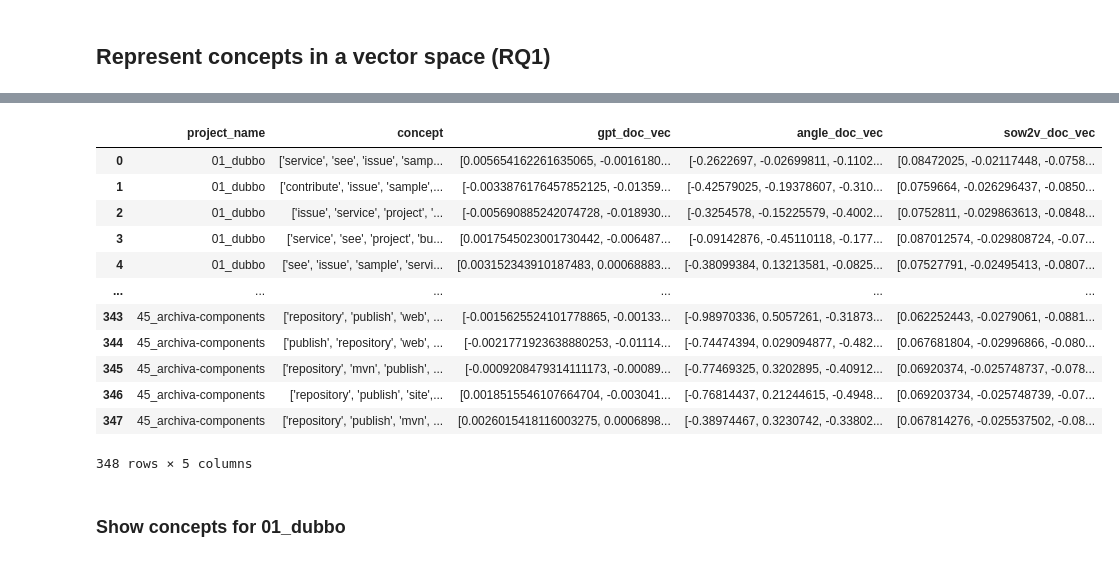
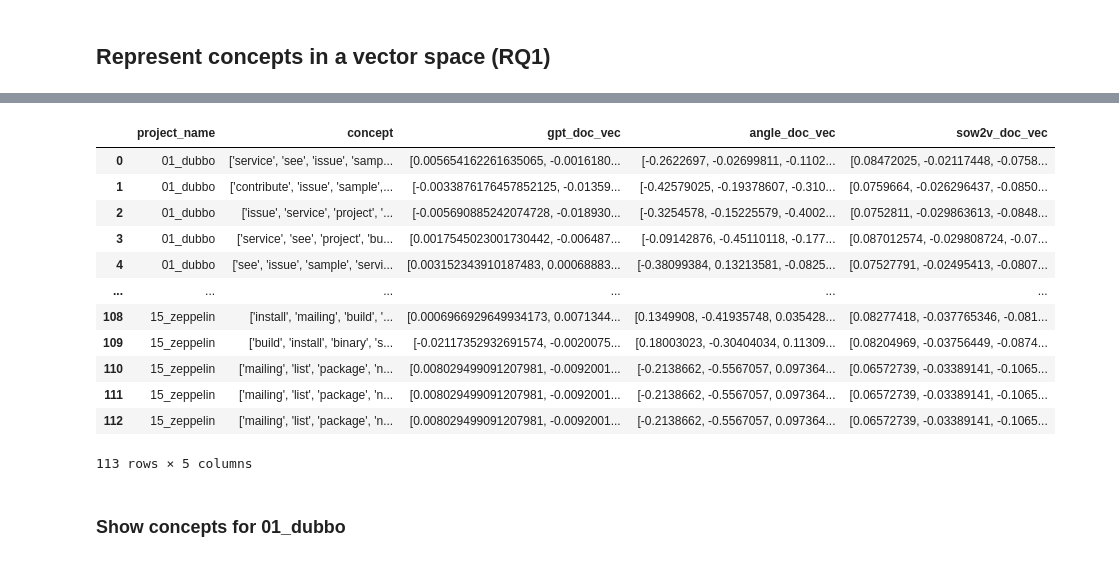
Before and after one commit to zakipauzi/concept-domain-coverage, a Jupyter notebook: 2_vectorising.ipynb, the cells around one changed output, grey strips where cells are left out. Saved outputs shown, nothing was run; the diff lists cells and outputs as text; code cells hidden in the pictures.

```diff
--- a/2_vectorising.ipynb
+++ b/2_vectorising.ipynb
@@ -71,7 +98,7 @@ for row in anno_sub_df.values:
     updated_rows.append((updated_labels, updated_dist))
 # %%
 updated_anno_df = pd.concat([anno_df, pd.DataFrame(updated_rows, columns=["domains", "weight_dist"])], axis=1).drop(columns=["labels","distribution"])
-updated_anno_df['project_name'] = updated_anno_df['project'].apply(lambda x: to_chg[x])
+updated_anno_df['project_name'] = updated_anno_df['project'].apply(lambda x: to_chg[x] if x in to_chg else x)
 updated_anno_df['module'] = updated_anno_df['module'].str.replace("modules", "modules\\vfs-class-loader")
 updated_anno_df = updated_anno_df[['project_name', 'module', 'domains', 'weight_dist']]
 updated_anno_df
@@ -806,7 +833,7 @@ doc_num_list = topics_df[["project_name", "doc_num_topics"]].drop_duplicates(ign
 # %%
 new_doc_df_list = []
 
-for prefix in range(1,46):
+for prefix in range(1,16):
     if prefix<10:
         prefix = '0' + str(prefix)
     new_doc_df_list.append(doc_domain_sim_df[doc_domain_sim_df['project_name'].str.startswith(str(prefix))][['project_name', 'concept']][:doc_num_list[int(prefix)-1]])
@@ -940,40 +967,40 @@ test_vec_df
 # %%
-gpt_doc_flattened_vec_list = [x for sub in gpt_doc_vec_list for x in sub] # 45 vecs
-angle_doc_flattened_vec_list = [x for sub in angle_doc_vec_list for x in sub] # 313 vecs
+gpt_doc_flattened_vec_list = [x for sub in gpt_doc_vec_list for x in sub] # 15 vecs
+angle_doc_flattened_vec_list = [x for sub in angle_doc_vec_list for x in sub] # 160 vecs
 
 gpt_doc_flattened_vec_list = [x[0] for x in gpt_doc_flattened_vec_list]
 angle_doc_flattened_vec_list = [x[0] for x in angle_doc_flattened_vec_list]
 
 new_doc_df["gpt_doc_vec"] = gpt_doc_flattened_vec_list
 doc_domain_sim_df["angle_doc_vec"] = angle_doc_flattened_vec_list
 doc_domain_sim_df = doc_domain_sim_df[["project_name", "concept", "angle_doc_vec"]]
 
 new_doc_df_list = []
 
-for prefix in range(1,46):
+for prefix in range(1,16):
     if prefix<10:
         prefix = '0' + str(prefix)
     new_doc_df_list.append(doc_domain_sim_df[doc_domain_sim_df['project_name'].str.startswith(str(prefix))][['project_name', 'concept', 'angle_doc_vec']][:doc_num_list[int(prefix)-1]])
 
 new_angle_doc_df = pd.concat(new_doc_df_list, ignore_index=True)
 doc_vec_df = new_doc_df.copy()
 doc_vec_df["angle_doc_vec"] = new_angle_doc_df["angle_doc_vec"]
 doc_vec_df["sow2v_doc_vec"] = doc_vec_df["concept"].apply(lambda x: list(run_vec_sow2v(x)))
 doc_vec_df
 # %% [output]
 |  | project_name | concept | gpt_doc_vec | angle_doc_vec | sow2v_doc_vec |
 | 0 | 01_dubbo | ['service', 'see', 'issue', 'samp... | [0.005654162261635065, -0.0016180... | [-0.2622697, -0.02699811, -0.1102... | [0.08472025, -0.02117448, -0.0758... |
 | 1 | 01_dubbo | ['contribute', 'issue', 'sample',... | [-0.0033876176457852125, -0.01359... | [-0.42579025, -0.19378607, -0.310... | [0.0759664, -0.026296437, -0.0850... |
 | 2 | 01_dubbo | ['issue', 'service', 'project', '... | [-0.005690885242074728, -0.018930... | [-0.3254578, -0.15225579, -0.4002... | [0.0752811, -0.029863613, -0.0848... |
 | 3 | 01_dubbo | ['service', 'see', 'project', 'bu... | [0.0017545023001730442, -0.006487... | [-0.09142876, -0.45110118, -0.177... | [0.087012574, -0.029808724, -0.07... |
 | 4 | 01_dubbo | ['see', 'issue', 'sample', 'servi... | [0.003152343910187483, 0.00068883... | [-0.38099384, 0.13213581, -0.0825... | [0.07527791, -0.02495413, -0.0807... |
 | ... | ... | ... | ... | ... | ... |
-| 343 | 45_archiva-components | ['repository', 'publish', 'web', ... | [-0.0015625524101778865, -0.00133... | [-0.98970336, 0.5057261, -0.31873... | [0.062252443, -0.0279061, -0.0881... |
-| 344 | 45_archiva-components | ['publish', 'repository', 'web', ... | [-0.0021771923638880253, -0.01114... | [-0.74474394, 0.029094877, -0.482... | [0.067681804, -0.02996866, -0.080... |
-| 345 | 45_archiva-components | ['repository', 'mvn', 'publish', ... | [-0.0009208479314111173, -0.00089... | [-0.77469325, 0.3202895, -0.40912... | [0.06920374, -0.025748737, -0.078... |
-| 346 | 45_archiva-components | ['repository', 'publish', 'site',... | [0.0018515546107664704, -0.003041... | [-0.76814437, 0.21244615, -0.4948... | [0.069203734, -0.025748739, -0.07... |
-| 347 | 45_archiva-components | ['repository', 'publish', 'mvn', ... | [0.0026015418116003275, 0.0006898... | [-0.38974467, 0.3230742, -0.33802... | [0.067814276, -0.025537502, -0.08... |
+| 108 | 15_zeppelin | ['install', 'mailing', 'build', '... | [0.0006966929649934173, 0.0071344... | [0.1349908, -0.41935748, 0.035428... | [0.08277418, -0.037765346, -0.081... |
+| 109 | 15_zeppelin | ['build', 'install', 'binary', 's... | [-0.02117352932691574, -0.0020075... | [0.18003023, -0.30404034, 0.11309... | [0.08204969, -0.03756449, -0.0874... |
+| 110 | 15_zeppelin | ['mailing', 'list', 'package', 'n... | [0.008029499091207981, -0.0092001... | [-0.2138662, -0.5567057, 0.097364... | [0.06572739, -0.03389141, -0.1065... |
+| 111 | 15_zeppelin | ['mailing', 'list', 'package', 'n... | [0.008029499091207981, -0.0092001... | [-0.2138662, -0.5567057, 0.097364... | [0.06572739, -0.03389141, -0.1065... |
+| 112 | 15_zeppelin | ['mailing', 'list', 'package', 'n... | [0.008029499091207981, -0.0092001... | [-0.2138662, -0.5567057, 0.097364... | [0.06572739, -0.03389141, -0.1065... |
-348 rows × 5 columns
+113 rows × 5 columns
 # %% [markdown]
 ### Show concepts for 01_dubbo
 # %%
```
Also changed, not shown: parts of 20 cells of this notebook, 3 other files.
